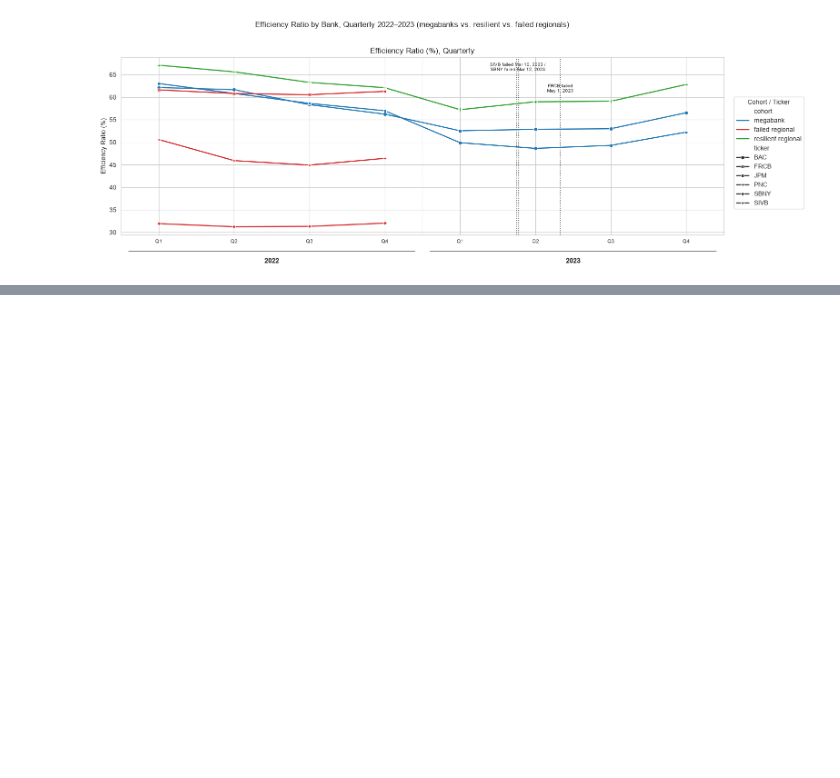
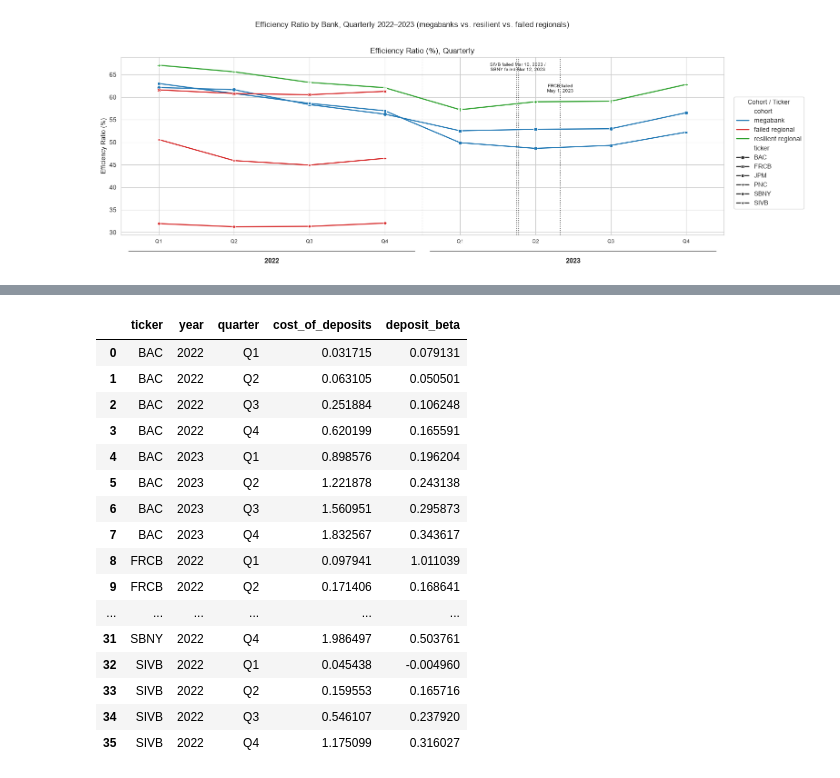
Before and after one commit to odrive881/bank-failure-analysis, a Jupyter notebook: data_analysis.ipynb, the cells around one changed output, grey strips where cells are left out. Saved outputs shown, nothing was run; the diff lists cells and outputs as text; code cells hidden in the pictures; blank space fills up the shorter version.

```diff
--- a/data_analysis.ipynb
+++ b/data_analysis.ipynb
@@ -1189,0 +1248,41 @@ plt.show()
+# %%
+"""DEPOSIT BETA -- cumulative since the Q4 2021 pre-hike baseline, per bank per quarter"""
+deposit_beta_df = pd.merge(deposit_beta_pivot, fed_funds_quarterly, on=["year", "quarter"], how="left")
+
+baseline = deposit_beta_df.loc[
+    (deposit_beta_df["year"] == 2021) & (deposit_beta_df["quarter"] == "Q4"),
+    ["ticker", "cost_of_deposits", "fed_funds_rate"],
+].rename(columns={"cost_of_deposits": "baseline_cost_of_deposits", "fed_funds_rate": "baseline_fed_funds_rate"})
+
+deposit_beta_df = pd.merge(deposit_beta_df, baseline, on="ticker", how="left")
+deposit_beta_df["deposit_beta"] = (
+    (deposit_beta_df["cost_of_deposits"] - deposit_beta_df["baseline_cost_of_deposits"]) /
+    (deposit_beta_df["fed_funds_rate"] - deposit_beta_df["baseline_fed_funds_rate"])
+)
+
+deposit_beta_df = deposit_beta_df.loc[
+    (deposit_beta_df["year"] > 2021) & deposit_beta_df["cost_of_deposits"].notna()
+]
+
+deposit_beta_final = deposit_beta_df[
+    ["ticker", "year", "quarter", "cost_of_deposits", "deposit_beta"]
+].reset_index(drop=True)
+deposit_beta_final
+# %% [output]
+|  | ticker | year | quarter | cost_of_deposits | deposit_beta |
+| 0 | BAC | 2022 | Q1 | 0.031715 | 0.079131 |
+| 1 | BAC | 2022 | Q2 | 0.063105 | 0.050501 |
+| 2 | BAC | 2022 | Q3 | 0.251884 | 0.106248 |
+| 3 | BAC | 2022 | Q4 | 0.620199 | 0.165591 |
+| 4 | BAC | 2023 | Q1 | 0.898576 | 0.196204 |
+| 5 | BAC | 2023 | Q2 | 1.221878 | 0.243138 |
+| 6 | BAC | 2023 | Q3 | 1.560951 | 0.295873 |
+| 7 | BAC | 2023 | Q4 | 1.832567 | 0.343617 |
+| 8 | FRCB | 2022 | Q1 | 0.097941 | 1.011039 |
+| 9 | FRCB | 2022 | Q2 | 0.171406 | 0.168641 |
+| ... | ... | ... | ... | ... | ... |
+| 31 | SBNY | 2022 | Q4 | 1.986497 | 0.503761 |
+| 32 | SIVB | 2022 | Q1 | 0.045438 | -0.004960 |
+| 33 | SIVB | 2022 | Q2 | 0.159553 | 0.165716 |
+| 34 | SIVB | 2022 | Q3 | 0.546107 | 0.237920 |
+| 35 | SIVB | 2022 | Q4 | 1.175099 | 0.316027 |
```
Also changed, not shown: parts of 18 cells of this notebook, 47 other files.
